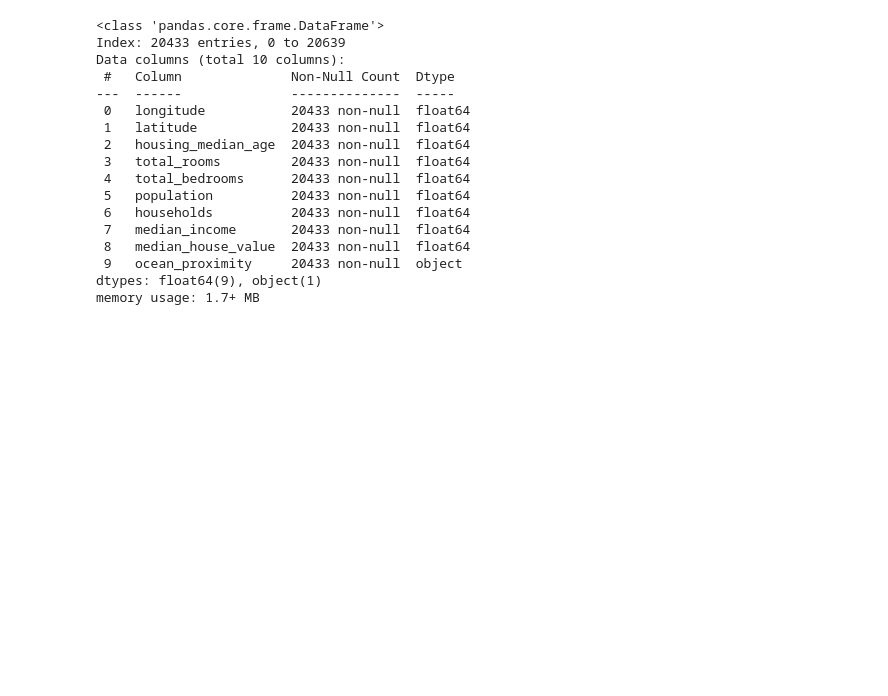
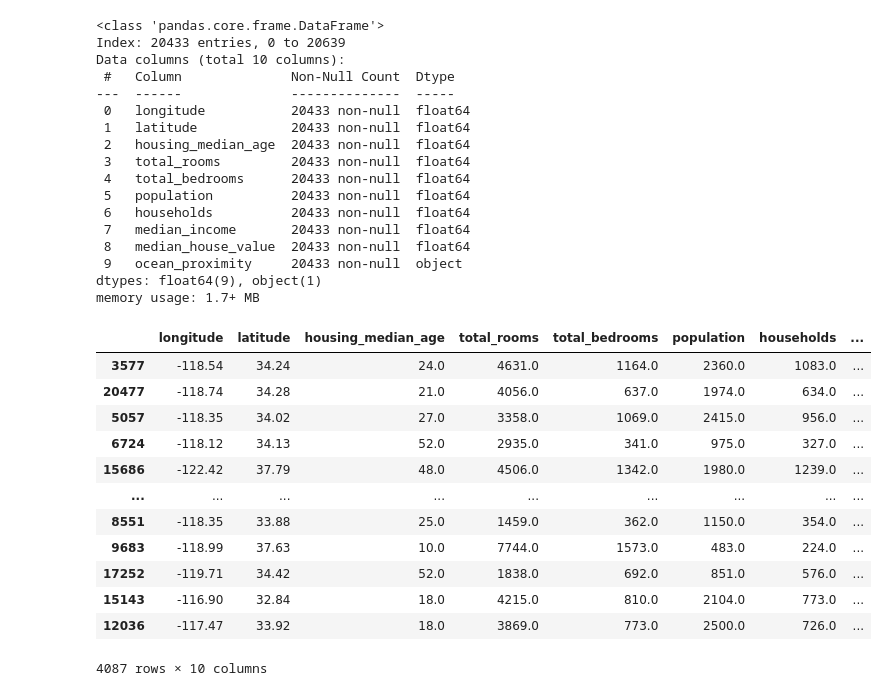
Before and after one commit to honorejabiro/House-Price-Prediction, a Jupyter notebook: notebooks/Untitled.ipynb, the cells around one changed output. Cells and saved outputs as stored; diff of their text form; code cells hidden in the pictures; blank space fills up the shorter version.

```diff
--- a/notebooks/Untitled.ipynb
+++ b/notebooks/Untitled.ipynb
@@ -72,0 +74,16 @@ X_train, X_test, Y_train, Y_test = train_test_split(x_data, y_data, test_size=0.
+# %%
+train_data
+# %% [output]
+|  | longitude | latitude | housing_median_age | total_rooms | total_bedrooms | population | households | ... |
+| 3577 | -118.54 | 34.24 | 24.0 | 4631.0 | 1164.0 | 2360.0 | 1083.0 | ... |
+| 20477 | -118.74 | 34.28 | 21.0 | 4056.0 | 637.0 | 1974.0 | 634.0 | ... |
+| 5057 | -118.35 | 34.02 | 27.0 | 3358.0 | 1069.0 | 2415.0 | 956.0 | ... |
+| 6724 | -118.12 | 34.13 | 52.0 | 2935.0 | 341.0 | 975.0 | 327.0 | ... |
+| 15686 | -122.42 | 37.79 | 48.0 | 4506.0 | 1342.0 | 1980.0 | 1239.0 | ... |
+| ... | ... | ... | ... | ... | ... | ... | ... | ... |
+| 8551 | -118.35 | 33.88 | 25.0 | 1459.0 | 362.0 | 1150.0 | 354.0 | ... |
+| 9683 | -118.99 | 37.63 | 10.0 | 7744.0 | 1573.0 | 483.0 | 224.0 | ... |
+| 17252 | -119.71 | 34.42 | 52.0 | 1838.0 | 692.0 | 851.0 | 576.0 | ... |
+| 15143 | -116.90 | 32.84 | 18.0 | 4215.0 | 810.0 | 2104.0 | 773.0 | ... |
+| 12036 | -117.47 | 33.92 | 18.0 | 3869.0 | 773.0 | 2500.0 | 726.0 | ... |
+4087 rows × 10 columns
```
Also changed, not shown: parts of 5 cells of this notebook.
